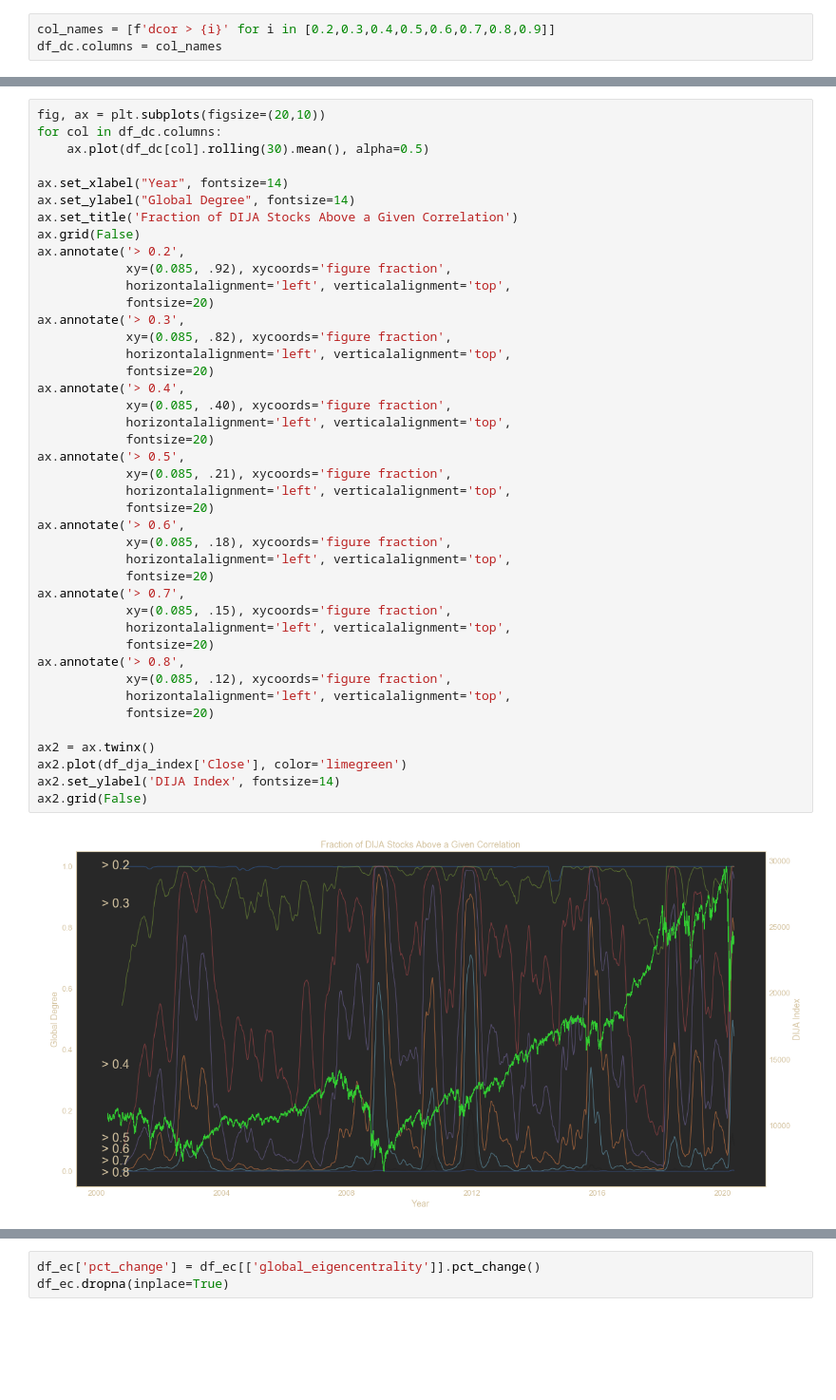
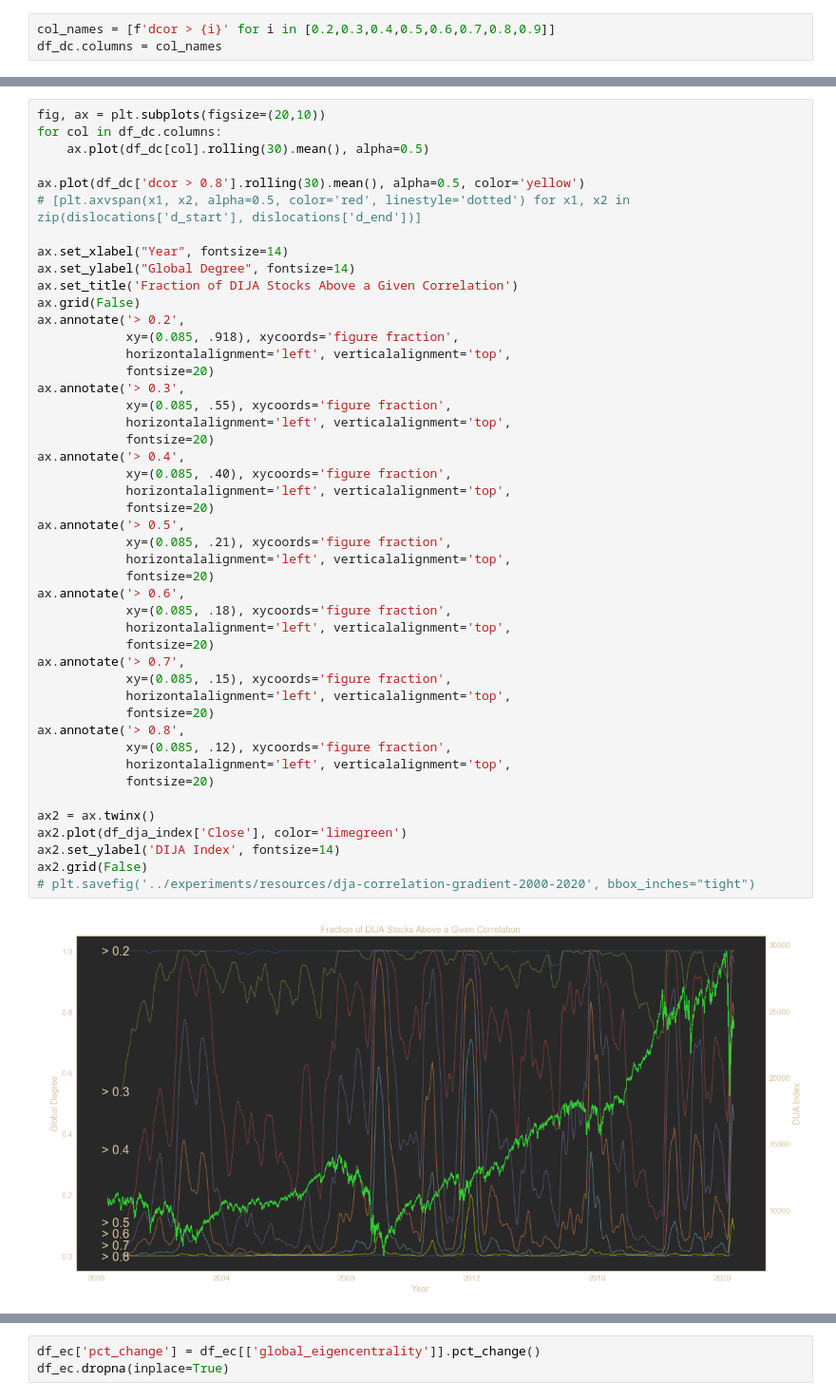
Before and after one commit to mayabenowitz/hedgepy, a Jupyter notebook: notebooks/1.1-dcor-centrality-svm.ipynb, the cells around one changed output, grey strips where cells are left out. Shown at 95% size. Cells and saved outputs as stored; diff of their text form; blank space fills up the shorter version.

```diff
--- a/notebooks/1.1-dcor-centrality-svm.ipynb
+++ b/notebooks/1.1-dcor-centrality-svm.ipynb
@@ -137,43 +265,47 @@ To register the converters:
 fig, ax = plt.subplots(figsize=(20,10))
 for col in df_dc.columns:
     ax.plot(df_dc[col].rolling(30).mean(), alpha=0.5)
+
+ax.plot(df_dc['dcor > 0.8'].rolling(30).mean(), alpha=0.5, color='yellow')
+# [plt.axvspan(x1, x2, alpha=0.5, color='red', linestyle='dotted') for x1, x2 in zip(dislocations['d_start'], dislocations['d_end'])]
 
 ax.set_xlabel("Year", fontsize=14)
 ax.set_ylabel("Global Degree", fontsize=14)
 ax.set_title('Fraction of DIJA Stocks Above a Given Correlation')
 ax.grid(False)
 ax.annotate('> 0.2',
-            xy=(0.085, .92), xycoords='figure fraction',
+            xy=(0.085, .918), xycoords='figure fraction',
             horizontalalignment='left', verticalalignment='top',
             fontsize=20)
 ax.annotate('> 0.3',
-            xy=(0.085, .82), xycoords='figure fraction',
+            xy=(0.085, .55), xycoords='figure fraction',
             horizontalalignment='left', verticalalignment='top',
             fontsize=20)
 ax.annotate('> 0.4',
             xy=(0.085, .40), xycoords='figure fraction',
             horizontalalignment='left', verticalalignment='top',
             fontsize=20)
 ax.annotate('> 0.5',
             xy=(0.085, .21), xycoords='figure fraction',
             horizontalalignment='left', verticalalignment='top',
             fontsize=20)
 ax.annotate('> 0.6',
             xy=(0.085, .18), xycoords='figure fraction',
             horizontalalignment='left', verticalalignment='top',
             fontsize=20)
 ax.annotate('> 0.7',
             xy=(0.085, .15), xycoords='figure fraction',
             horizontalalignment='left', verticalalignment='top',
             fontsize=20)
 ax.annotate('> 0.8',
             xy=(0.085, .12), xycoords='figure fraction',
             horizontalalignment='left', verticalalignment='top',
             fontsize=20)
 
 ax2 = ax.twinx()
 ax2.plot(df_dja_index['Close'], color='limegreen')
 ax2.set_ylabel('DIJA Index', fontsize=14)
 ax2.grid(False)
+# plt.savefig('../experiments/resources/dja-correlation-gradient-2000-2020', bbox_inches="tight")
 # %% [output]
-[figure, old version]
+[figure, new version]
```
Also changed, not shown: parts of 37 cells of this notebook, 6 other files.
